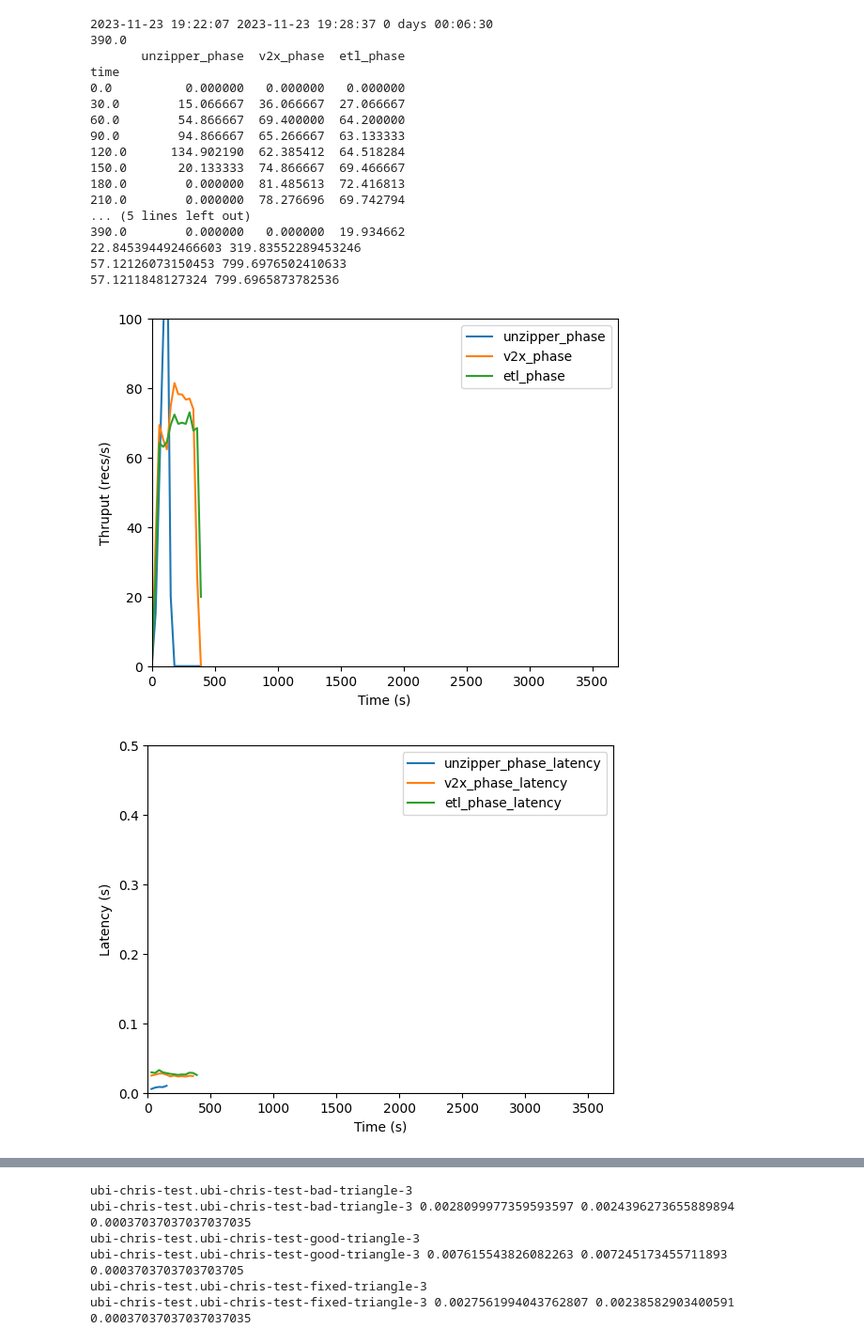
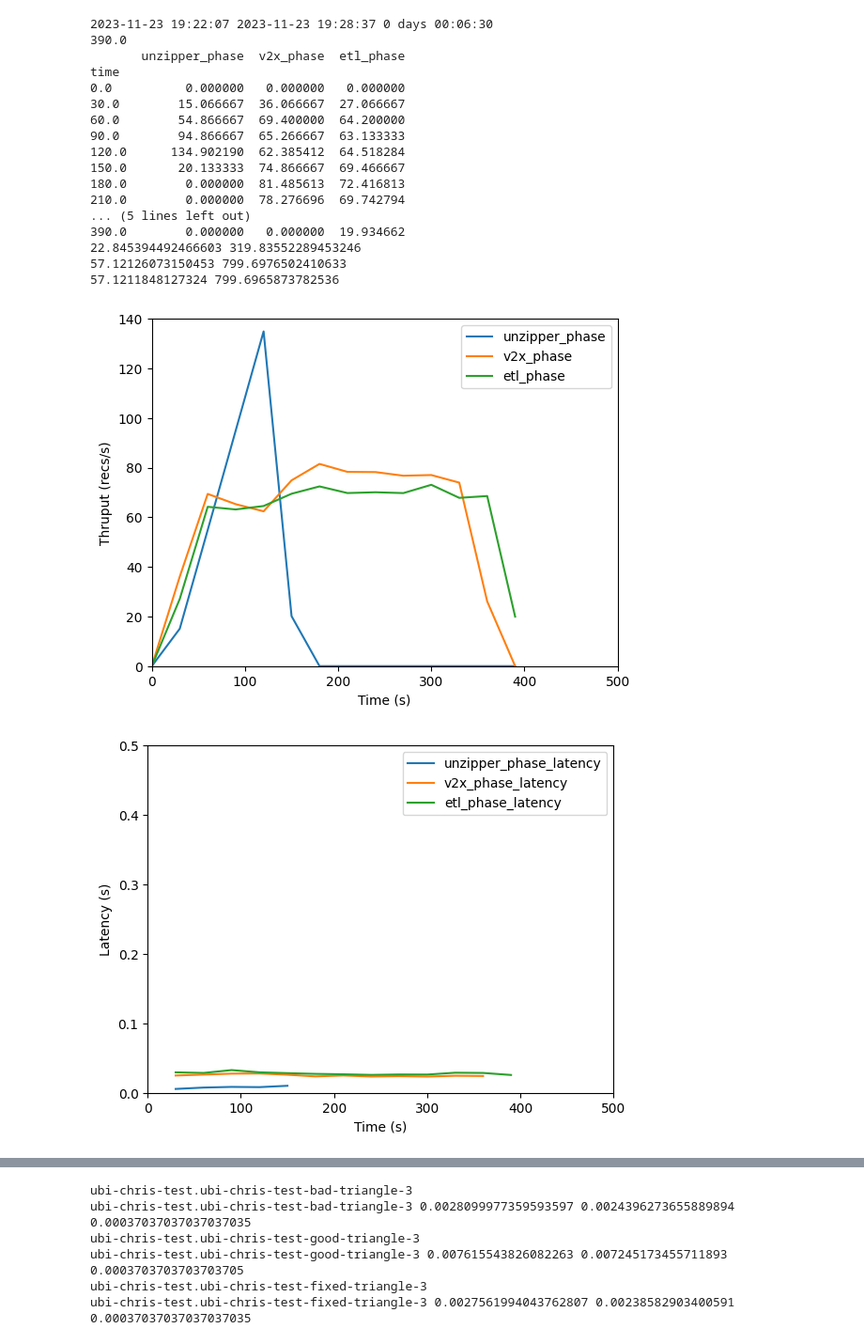
Before and after one commit to CarnegieMellon-PlantD/plantd-modeling, a Jupyter notebook: examine.ipynb, the cells around one changed output, grey strips where cells are left out. Shown at 94% size. Cells and saved outputs as stored; diff of their text form; code cells hidden in the pictures.

```diff
--- a/examine.ipynb
+++ b/examine.ipynb
@@ -25,8 +25,8 @@ for experiment in experiments:
 
     shortname = rename[experiment[len("ubi-chris-test.ubi-chris-test-"):-2].split("-")[0]]
     # set x and y axis limits
-    plt.xlim(0, 3700)#4800)
-    plt.ylim(0, 100)
+    plt.xlim(0, 500)#4800)
+    plt.ylim(0, 140)
 
     if shortname == "non-blocking-write":
         print(df[["unzipper_phase","v2x_phase","etl_phase"]])
@@ -46,7 +46,7 @@ for experiment in experiments:
     plt.savefig(shortname + "_throughput.png", bbox_inches='tight')
     plt.show()
 
-    plt.xlim(0, 3700)
+    plt.xlim(0, 500)
     plt.ylim(0, 0.5)
 
     # set x and y axis labels
@@ -66,21 +66,21 @@ for experiment in experiments:
 2023-11-23 19:22:07 2023-11-23 19:28:37 0 days 00:06:30
 390.0
        unzipper_phase  v2x_phase  etl_phase
 time
 0.0          0.000000   0.000000   0.000000
 30.0        15.066667  36.066667  27.066667
 60.0        54.866667  69.400000  64.200000
 90.0        94.866667  65.266667  63.133333
 120.0      134.902190  62.385412  64.518284
 150.0       20.133333  74.866667  69.466667
 180.0        0.000000  81.485613  72.416813
 210.0        0.000000  78.276696  69.742794
 ... (5 lines left out)
 390.0        0.000000   0.000000  19.934662
 22.845394492466603 319.83552289453246
 57.12126073150453 799.6976502410633
 57.1211848127324 799.6965873782536
-[figure, old version]
+[figure, new version]
-[figure, old version]
+[figure, new version]
 2023-11-24 20:29:11 2023-11-24 21:29:41 0 days 01:00:30
 3630.0
```
Also changed, not shown: parts of 8 cells of this notebook, 43 other files.
